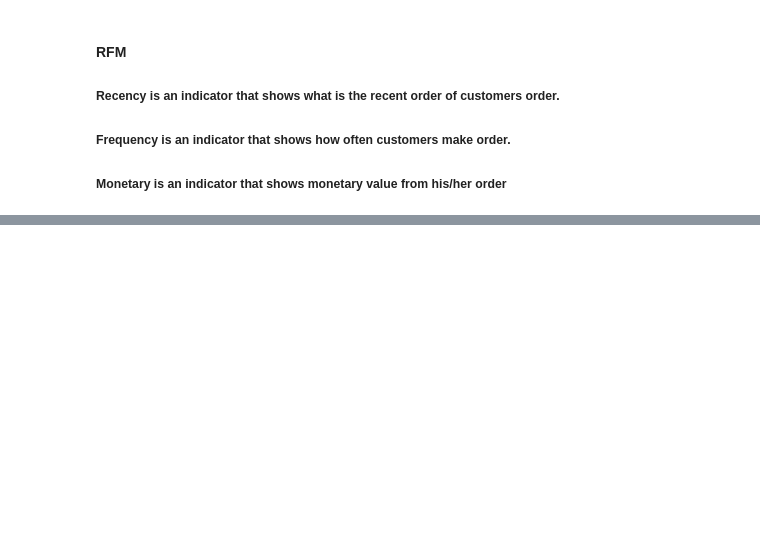
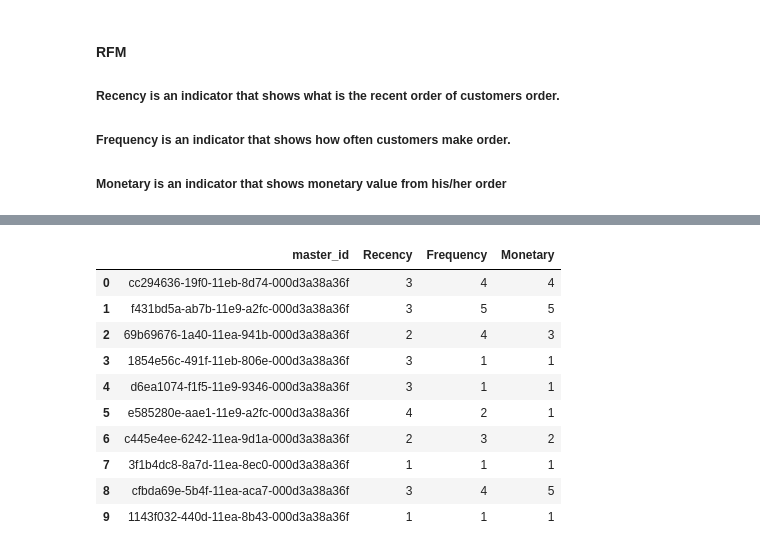
Before and after one commit to NevzatTaha/FLO_Customer_Segmentation, a Jupyter notebook: FLOMusteriSegmentasyonu/Customer_Segmentation.ipynb, the cells around one changed output, grey strips where cells are left out. Drawn from its saved outputs; the diff is of its cells as text; code cells hidden in the pictures; blank space fills up the shorter version.

```diff
--- a/FLOMusteriSegmentasyonu/Customer_Segmentation.ipynb
+++ b/FLOMusteriSegmentasyonu/Customer_Segmentation.ipynb
@@ -79,6 +256,6 @@ rfm["Recency"]
 # %%
-rfm["Frequency"]=rfm["order_num_total"]
+rfm["Frequency"]=df["order_num_total"]
 ##frequency is an total order for a customer, so we have values
-rfm["Monetary"]=rfm["customer_value_total"]
+rfm["Monetary"]=df["customer_value_total"]
 ##Monetary also refers total customer value for total
 rfm.head()
@@ -87,0 +269,3 @@ df[["Recency","Frequency","Monetary"]].describe()
+# %%
+rfm["Recency"] = pd.qcut(rfm["Recency"], 5, labels=[5,4,3,2,1])
+rfm["Recency"]
@@ -87,0 +286,3 @@ df[["Recency","Frequency","Monetary"]].describe()
+# %%
+rfm["Frequency"] = pd.qcut(rfm["Frequency"].rank(method="first"), 5, labels=['1', '2', '3', '4','5'], )
+rfm["Frequency"]
@@ -87,0 +303,3 @@ df[["Recency","Frequency","Monetary"]].describe()
+# %%
+rfm["Monetary"] = pd.qcut(rfm["Monetary"].rank(method="first"), 5, labels=['1', '2', '3', '4','5'], )
+rfm["Monetary"]
@@ -87,0 +320,14 @@ df[["Recency","Frequency","Monetary"]].describe()
+# %%
+rfm.head(10)
+# %% [output]
+|  | master_id | Recency | Frequency | Monetary |
+| 0 | cc294636-19f0-11eb-8d74-000d3a38a36f | 3 | 4 | 4 |
+| 1 | f431bd5a-ab7b-11e9-a2fc-000d3a38a36f | 3 | 5 | 5 |
+| 2 | 69b69676-1a40-11ea-941b-000d3a38a36f | 2 | 4 | 3 |
+| 3 | 1854e56c-491f-11eb-806e-000d3a38a36f | 3 | 1 | 1 |
+| 4 | d6ea1074-f1f5-11e9-9346-000d3a38a36f | 3 | 1 | 1 |
+| 5 | e585280e-aae1-11e9-a2fc-000d3a38a36f | 4 | 2 | 1 |
+| 6 | c445e4ee-6242-11ea-9d1a-000d3a38a36f | 2 | 3 | 2 |
+| 7 | 3f1b4dc8-8a7d-11ea-8ec0-000d3a38a36f | 1 | 1 | 1 |
+| 8 | cfbda69e-5b4f-11ea-aca7-000d3a38a36f | 3 | 4 | 5 |
+| 9 | 1143f032-440d-11ea-8b43-000d3a38a36f | 1 | 1 | 1 |
```
Also changed, not shown: parts of 21 cells of this notebook.
